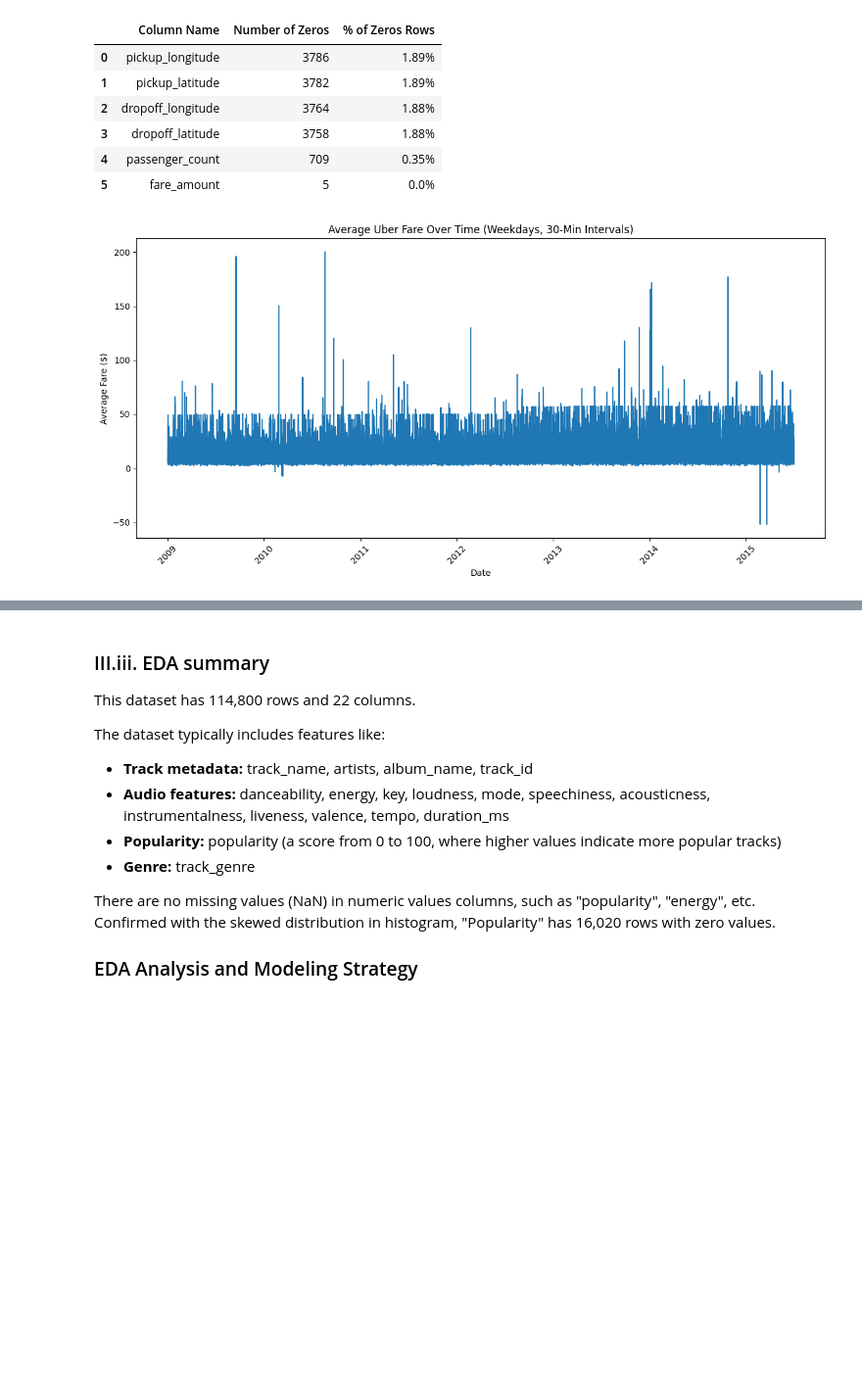
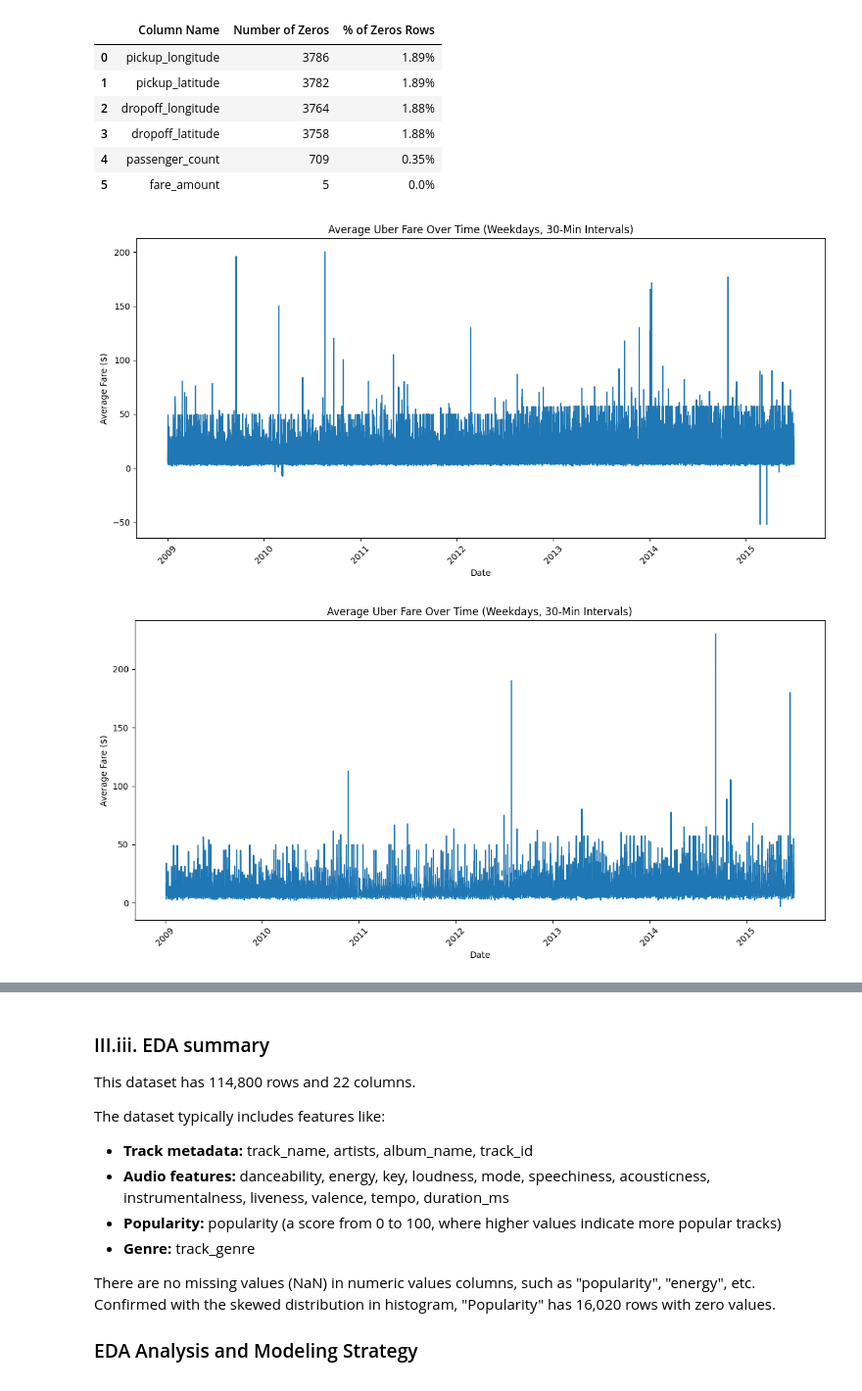
Before and after one commit to ameau01/Uber-Fare-Prediction, a Jupyter notebook: uber-fare-prediction.ipynb, the cells around one changed output, grey strips where cells are left out. Shown at 98% size. Drawn from its saved outputs; the diff is of its cells as text; code cells hidden in the pictures; blank space fills up the shorter version.

Commit message:
Kaggle Notebook | Uber Fare Prediction | Version 7

```diff
--- a/uber-fare-prediction.ipynb
+++ b/uber-fare-prediction.ipynb
@@ -199,23 +199,39 @@ Number of zeros in each numeric column:
 # %%
 # Plot average uber fare on weekdays
 import warnings
 # Suppress FutureWarning from Seaborn
 warnings.filterwarnings("ignore", category=FutureWarning, module="seaborn")
 
 data['pickup_datetime'] = pd.to_datetime(data['pickup_datetime'])
 data_weekday = data[data['pickup_datetime'].dt.dayofweek < 5]
 data_agg = data_weekday.groupby(pd.Grouper(key='pickup_datetime', freq='30min'))['fare_amount'].mean().reset_index()
 
 plt.figure(figsize=(12, 6))
 plt.plot(data_agg['pickup_datetime'], data_agg['fare_amount'])
 plt.title('Average Uber Fare Over Time (Weekdays, 30-Min Intervals)')
 plt.xlabel('Date')
 plt.ylabel('Average Fare ($)')
 plt.xticks(rotation=45)
 plt.tight_layout()
 plt.show()
+
+
+data['pickup_datetime'] = pd.to_datetime(data['pickup_datetime'])
+data_weekend = data[data['pickup_datetime'].dt.dayofweek > 5]
+
+data_agg = data_weekend.groupby(pd.Grouper(key='pickup_datetime', freq='30min'))['fare_amount'].mean().reset_index()
+
+plt.figure(figsize=(12, 6))
+plt.plot(data_agg['pickup_datetime'], data_agg['fare_amount'])
+plt.title('Average Uber Fare Over Time (Weekdays, 30-Min Intervals)')
+plt.xlabel('Date')
+plt.ylabel('Average Fare ($)')
+plt.xticks(rotation=45)
+plt.tight_layout()
+plt.show()
 # %% [output]
 [figure]
+[figure, added]
 # %%
 # Plot of distribution of uber fares on weekdays (Mon-Fri)
 plt.figure(figsize=(8, 6))
```
Also changed, not shown: parts of 5 cells of this notebook.
